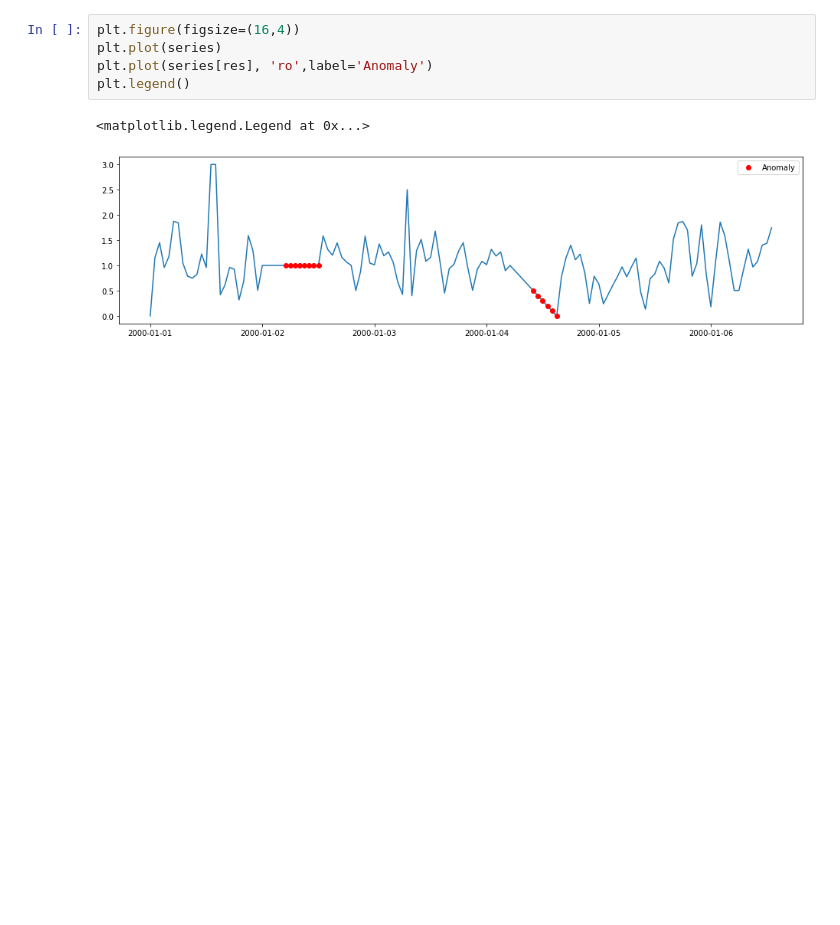
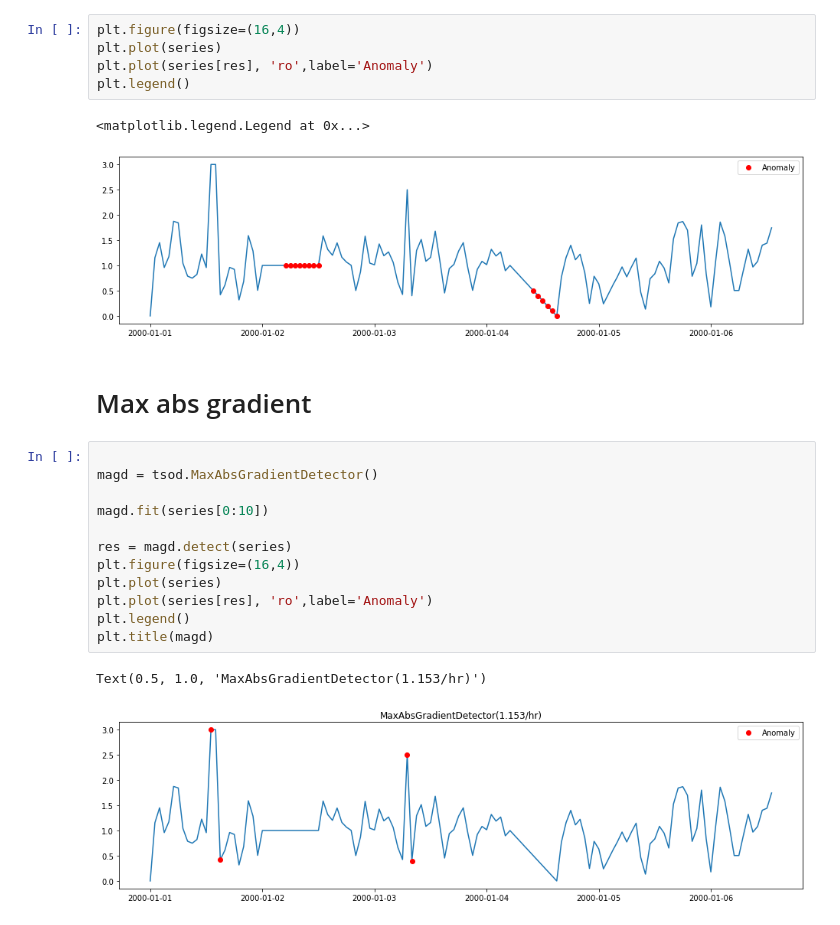
Before and after one commit to DHI/tsod, a Jupyter notebook: notebooks/Getting started.ipynb, the cells around one changed output. Drawn from its saved outputs; the diff is of its cells as text; blank space fills up the shorter version.

```diff
--- a/notebooks/Getting started.ipynb
+++ b/notebooks/Getting started.ipynb
@@ -120,3 +117,20 @@ plt.legend()
 # %% [output]
 <matplotlib.legend.Legend at 0x...>
 [figure]
+# %% [markdown]
+# Max abs gradient
+# %%
+
+magd = tsod.MaxAbsGradientDetector()
+
+magd.fit(series[0:10])
+
+res = magd.detect(series)
+plt.figure(figsize=(16,4))
+plt.plot(series)
+plt.plot(series[res], 'ro',label='Anomaly')
+plt.legend()
+plt.title(magd)
+# %% [output]
+Text(0.5, 1.0, 'MaxAbsGradientDetector(1.153/hr)')
+[figure, added]
```
Also changed, not shown: parts of 6 cells of this notebook, 13 other files.
